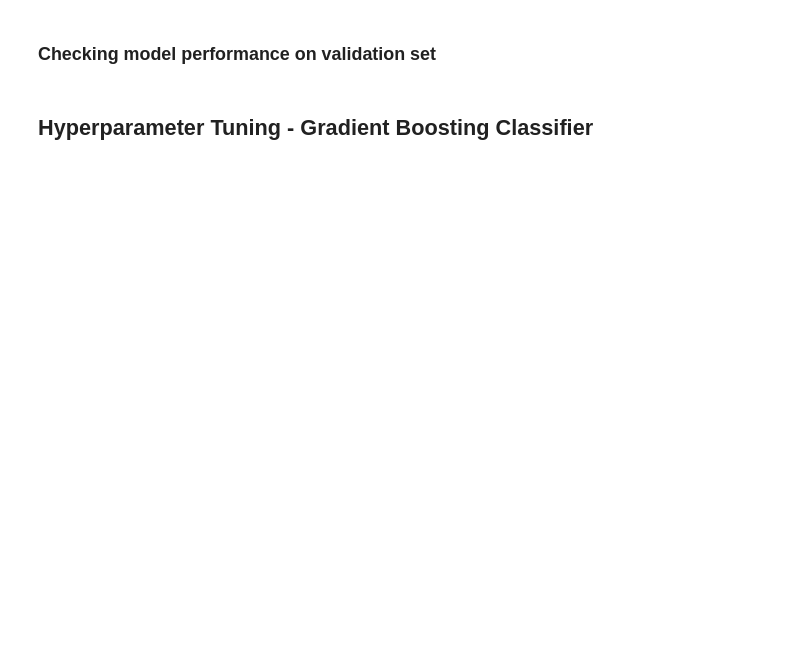
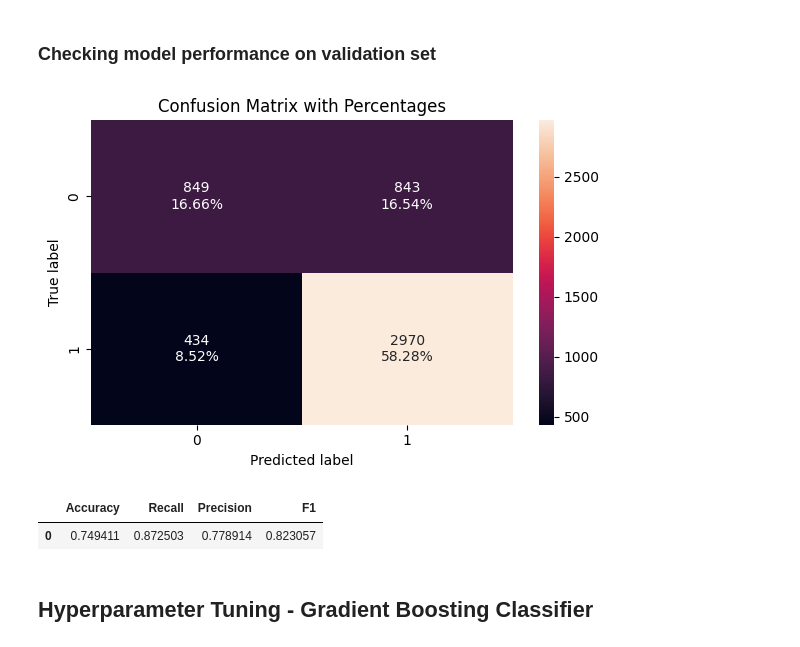
Before and after one commit to ark214/probable-excursions, a Jupyter notebook: Advance ML/Project/Ahmed Riaz.ipynb, the cells around one changed output. Saved outputs shown, nothing was run; the diff lists cells and outputs as text; code cells hidden in the pictures; blank space fills up the shorter version.

```diff
--- a/Advance ML/Project/Ahmed Riaz.ipynb
+++ b/Advance ML/Project/Ahmed Riaz.ipynb
@@ -1308,10 +1163,15 @@ abc_tuned_model_train_perf
 # %% [markdown]
 ### Checking model performance on validation set
 # %%
-confusion_matrix_sklearn(_______)  ## Complete the code to plot the confusion matrix for the Adaboost Classifier on the validation set
+confusion_matrix_sklearn(abc_tuned, X_val, y_val)
+# %% [output]
+[figure, added]
 # %%
-abc_tuned_model_val_perf = model_performance_classification_sklearn(_______)  ## Complete the code to get the perfromance metrics for the Adaboost Classifier on the validation set
+abc_tuned_model_val_perf = model_performance_classification_sklearn(abc_tuned, X_val, y_val)
 abc_tuned_model_val_perf
+# %% [output]
+|  | Accuracy | Recall | Precision | F1 |
+| 0 | 0.749411 | 0.872503 | 0.778914 | 0.823057 |
 # %% [markdown]
 ## Hyperparameter Tuning - Gradient Boosting Classifier
 # %%
```
Also changed, not shown: parts of 72 cells of this notebook.
